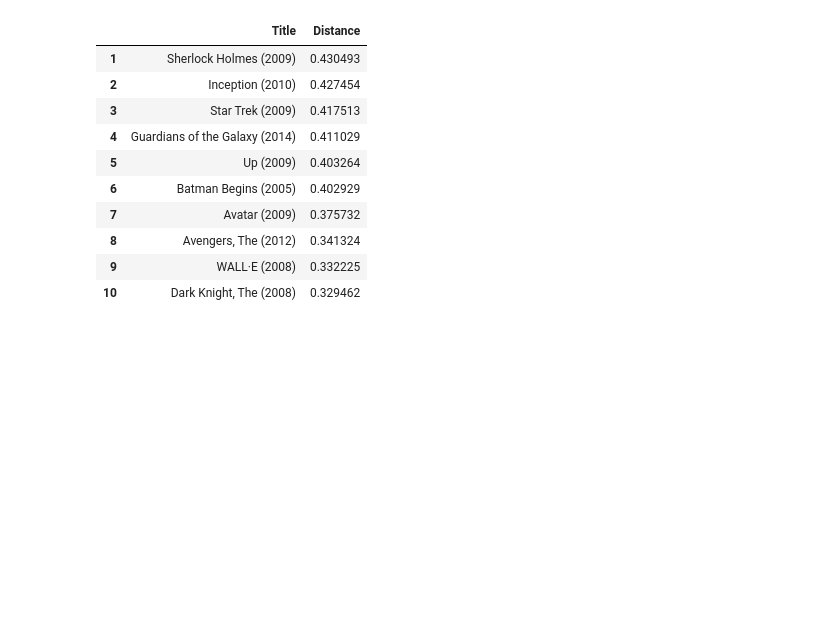
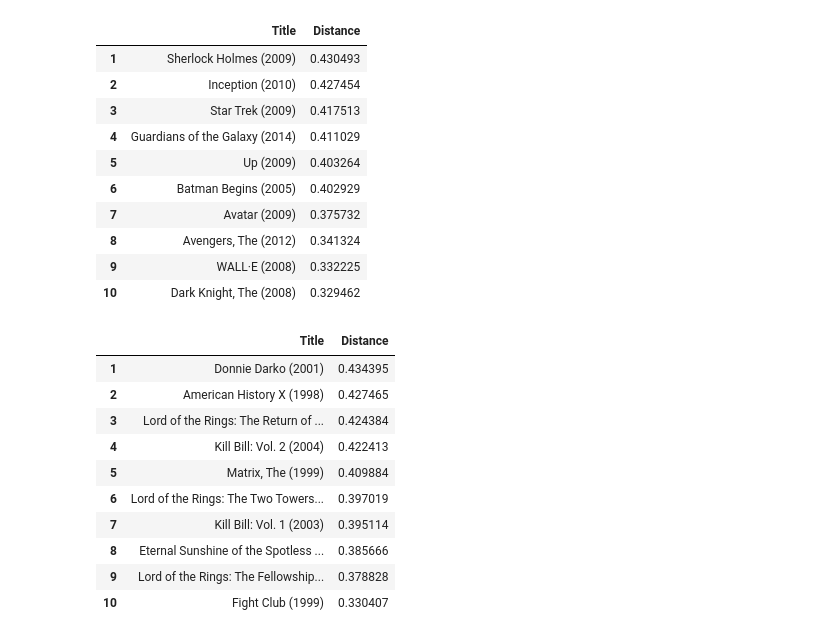
Before and after one commit to kdiri/MovieRecommendation, a Jupyter notebook: recommendation/engine.ipynb, the cells around one changed output. Cells and saved outputs as stored; diff of their text form; code cells hidden in the pictures; blank space fills up the shorter version.

```diff
--- a/recommendation/engine.ipynb
+++ b/recommendation/engine.ipynb
@@ -242,3 +242,17 @@ movie_recommendation('Iron Man')
 | 8 | Avengers, The (2012) | 0.341324 |
 | 9 | WALL·E (2008) | 0.332225 |
 | 10 | Dark Knight, The (2008) | 0.329462 |
+# %%
+movie_recommendation('Memento')
+# %% [output]
+|  | Title | Distance |
+| 1 | Donnie Darko (2001) | 0.434395 |
+| 2 | American History X (1998) | 0.427465 |
+| 3 | Lord of the Rings: The Return of ... | 0.424384 |
+| 4 | Kill Bill: Vol. 2 (2004) | 0.422413 |
+| 5 | Matrix, The (1999) | 0.409884 |
+| 6 | Lord of the Rings: The Two Towers... | 0.397019 |
+| 7 | Kill Bill: Vol. 1 (2003) | 0.395114 |
+| 8 | Eternal Sunshine of the Spotless ... | 0.385666 |
+| 9 | Lord of the Rings: The Fellowship... | 0.378828 |
+| 10 | Fight Club (1999) | 0.330407 |
```
